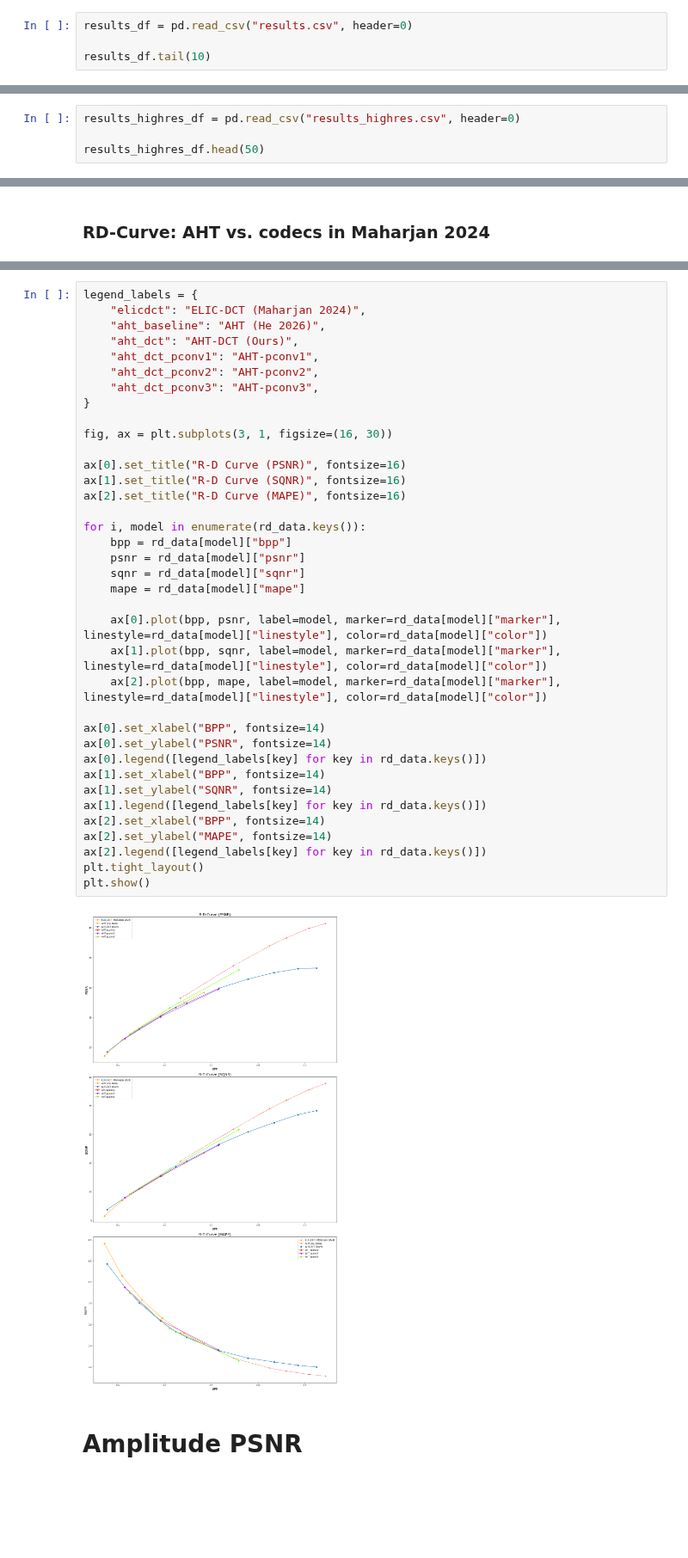
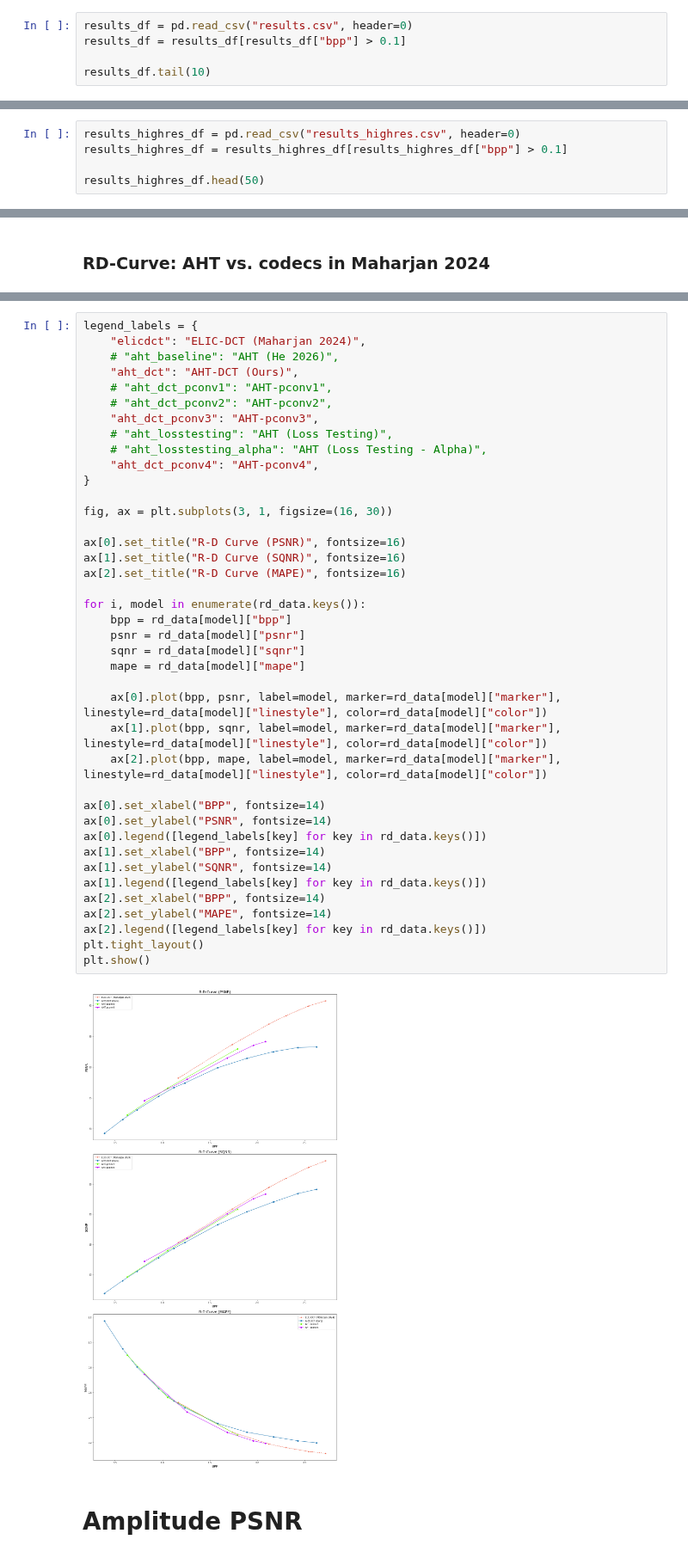
Before and after one commit to zb-umkc/PACT, a Jupyter notebook: analysis.ipynb, the cells around one changed output, grey strips where cells are left out. Shown at 86% size. Drawn from its saved outputs; the diff is of its cells as text; blank space fills up the shorter version.

Commit message:
Run tests through pconv4 (AHT-DCT with pconv and Amp SQNR Loss)

```diff
--- a/analysis.ipynb
+++ b/analysis.ipynb
@@ -10,6 +10,7 @@ pd.set_option('display.max_columns', None)
 ### My results (AHT-DCT)
 # %%
 results_df = pd.read_csv("results.csv", header=0)
+results_df = results_df[results_df["bpp"] > 0.1]
 
 results_df.tail(10)
 # %% [output]
@@ -27,5 +28,6 @@ results_df.tail(10)
 # %%
 results_highres_df = pd.read_csv("results_highres.csv", header=0)
+results_highres_df = results_highres_df[results_highres_df["bpp"] > 0.1]
 
 results_highres_df.head(50)
 # %% [output]
@@ -241,42 +264,45 @@ rd_data = {
 # %%
 legend_labels = {
     "elicdct": "ELIC-DCT (Maharjan 2024)",
-    "aht_baseline": "AHT (He 2026)",
+    # "aht_baseline": "AHT (He 2026)",
     "aht_dct": "AHT-DCT (Ours)",
-    "aht_dct_pconv1": "AHT-pconv1",
-    "aht_dct_pconv2": "AHT-pconv2",
+    # "aht_dct_pconv1": "AHT-pconv1",
+    # "aht_dct_pconv2": "AHT-pconv2",
     "aht_dct_pconv3": "AHT-pconv3",
+    # "aht_losstesting": "AHT (Loss Testing)",
+    # "aht_losstesting_alpha": "AHT (Loss Testing - Alpha)",
+    "aht_dct_pconv4": "AHT-pconv4",
 }
 
 fig, ax = plt.subplots(3, 1, figsize=(16, 30))
 
 ax[0].set_title("R-D Curve (PSNR)", fontsize=16)
 ax[1].set_title("R-D Curve (SQNR)", fontsize=16)
 ax[2].set_title("R-D Curve (MAPE)", fontsize=16)
 
 for i, model in enumerate(rd_data.keys()):
     bpp = rd_data[model]["bpp"]
     psnr = rd_data[model]["psnr"]
     sqnr = rd_data[model]["sqnr"]
     mape = rd_data[model]["mape"]
 
     ax[0].plot(bpp, psnr, label=model, marker=rd_data[model]["marker"], linestyle=rd_data[model]["linestyle"], color=rd_data[model]["color"])
     ax[1].plot(bpp, sqnr, label=model, marker=rd_data[model]["marker"], linestyle=rd_data[model]["linestyle"], color=rd_data[model]["color"])
     ax[2].plot(bpp, mape, label=model, marker=rd_data[model]["marker"], linestyle=rd_data[model]["linestyle"], color=rd_data[model]["color"])
 
 ax[0].set_xlabel("BPP", fontsize=14)
 ax[0].set_ylabel("PSNR", fontsize=14)
 ax[0].legend([legend_labels[key] for key in rd_data.keys()])
 ax[1].set_xlabel("BPP", fontsize=14)
 ax[1].set_ylabel("SQNR", fontsize=14)
 ax[1].legend([legend_labels[key] for key in rd_data.keys()])
 ax[2].set_xlabel("BPP", fontsize=14)
 ax[2].set_ylabel("MAPE", fontsize=14)
 ax[2].legend([legend_labels[key] for key in rd_data.keys()])
 plt.tight_layout()
 plt.show()
 # %% [output]
-[figure, old version]
+[figure, new version]
 # %% [markdown]
 # Amplitude PSNR
 # %%
```
Also changed, not shown: parts of 5 cells of this notebook, 7 other files.
